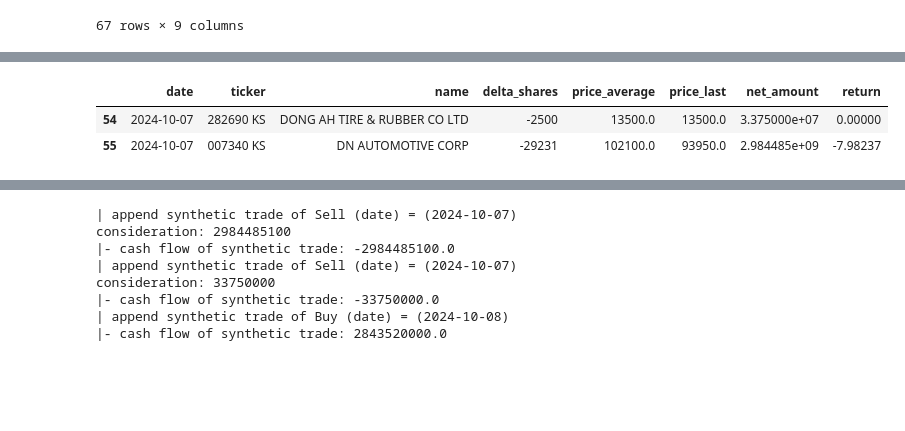
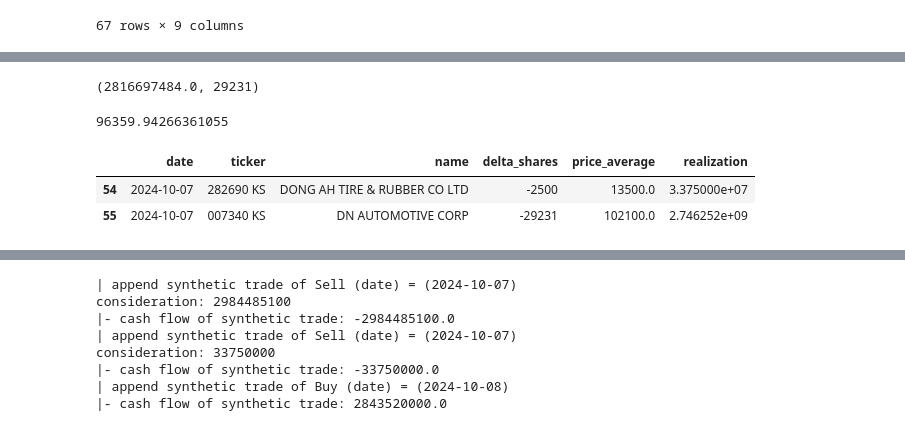
Before and after one commit to nailen1/cayman_office_system, a Jupyter notebook: build-sell-algorithms.ipynb, the cells around one changed output, grey strips where cells are left out. Cells and saved outputs as stored; diff of their text form; code cells hidden in the pictures; blank space fills up the shorter version.

```diff
--- a/build-sell-algorithms.ipynb
+++ b/build-sell-algorithms.ipynb
@@ -63,20 +1038,28 @@ KeyError: 'evaluation'
+# %%
+df_named['net_amount'].sum(), df_named['num_shares'].sum()
+# %% [output]
+(2816697484.0, 29231)
+# %%
+df_named['net_amount'].sum()/df_named['num_shares'].sum()
+# %% [output]
+96359.94266361055
 # %%
 df = trades.merged_info.copy()
 df = df[df['type'].isin(['Sell', 'Sell_synthetic'])]
+def adjust_price(row):
+    if row['ticker'] == '007340 KS' and row['date'] <= '2024-10-07':
+        return row['price_last'] * 5
+    return row['price_last']
+# DN exceptions before '2024-10-07'
+df['price_last'] = df.apply(adjust_price, axis=1)
 df['realization'] = df['num_shares'] * df['price_last']
-# def adjust_price(row):
-#     if row['ticker'] == '007340 KS' and row['date'] <= '2024-10-07':
-#         return row['price_last'] * 5
-#     return row['price_last']
-# # DN exceptions before '2024-10-07'
-# df['price_last'] = df.apply(adjust_price, axis=1)
-cols_to_keep = ['date', 'ticker', 'name', 'delta_shares', 'price_average', 'net_amount', 'realization']
+cols_to_keep = ['date', 'ticker', 'name', 'delta_shares', 'price_average', 'realization']
 df = df[cols_to_keep]
 df
 # %% [output]
-|  | date | ticker | name | delta_shares | price_average | price_last | net_amount | return |
-| 54 | 2024-10-07 | 282690 KS | DONG AH TIRE & RUBBER CO LTD | -2500 | 13500.0 | 13500.0 | 3.375000e+07 | 0.00000 |
-| 55 | 2024-10-07 | 007340 KS | DN AUTOMOTIVE CORP | -29231 | 102100.0 | 93950.0 | 2.984485e+09 | -7.98237 |
+|  | date | ticker | name | delta_shares | price_average | realization |
+| 54 | 2024-10-07 | 282690 KS | DONG AH TIRE & RUBBER CO LTD | -2500 | 13500.0 | 3.375000e+07 |
+| 55 | 2024-10-07 | 007340 KS | DN AUTOMOTIVE CORP | -29231 | 102100.0 | 2.746252e+09 |
 # %%
 merged_info = trades.merged_info
 merged_info_sell = merged_info[merged_info['type'].isin(['Sell', 'Sell_synthetic'])]
```
Also changed, not shown: parts of 89 cells of this notebook, 16 other files.
